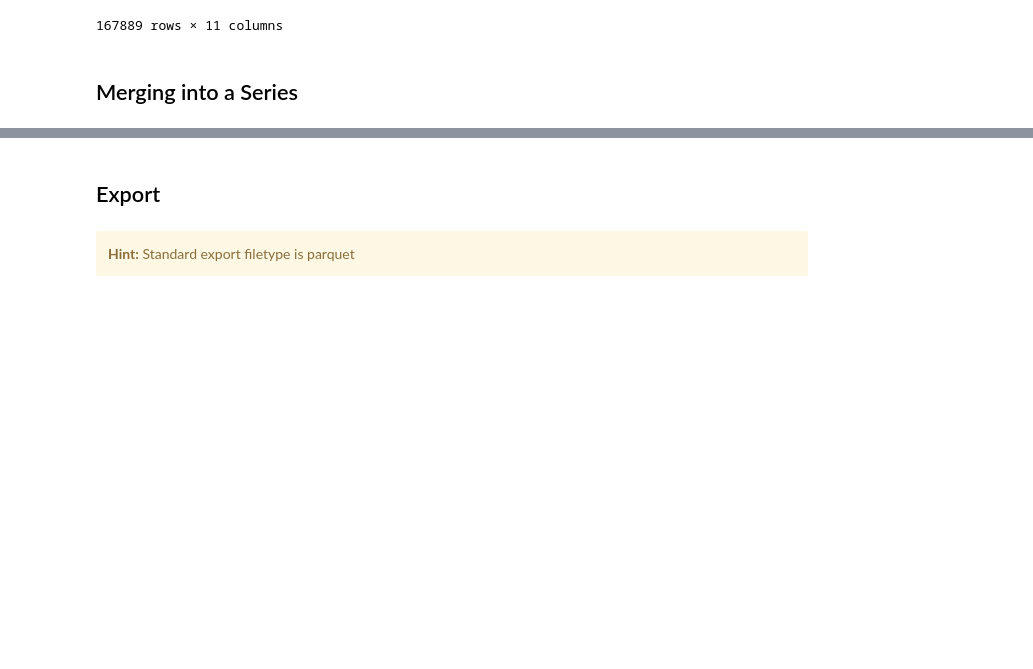
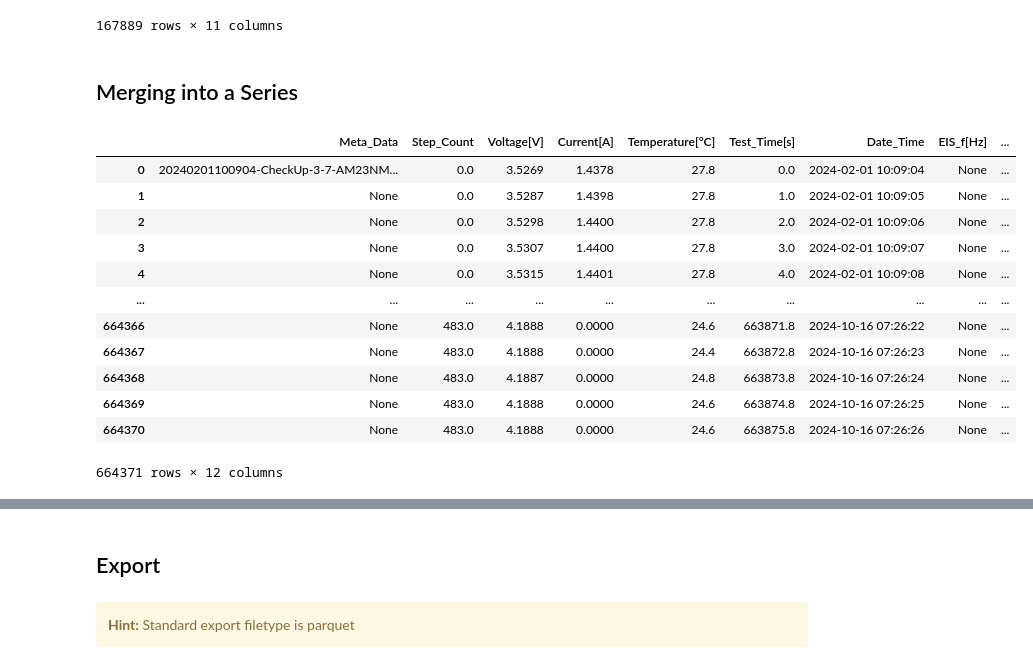
Before and after one commit to MAtahualpa/pydpeet, a Jupyter notebook: docs/examples/notebooks/Tutorial_01_new.ipynb, the cells around one changed output, grey strips where cells are left out. Drawn from its saved outputs; the diff is of its cells as text; code cells hidden in the pictures; blank space fills up the shorter version.

```diff
--- a/docs/examples/notebooks/Tutorial_01_new.ipynb
+++ b/docs/examples/notebooks/Tutorial_01_new.ipynb
@@ -259,6 +274,22 @@ eet.read(
 ## Merging into a Series
 # %%
 series = eet.merge_into_series(multiple_dataframes, time_between_tests_seconds=60)
+# %%
+series
+# %% [output]
+|  | Meta_Data | Step_Count | Voltage[V] | Current[A] | Temperature[°C] | Test_Time[s] | Date_Time | EIS_f[Hz] | ... |
+| 0 | 20240201100904-CheckUp-3-7-AM23NM... | 0.0 | 3.5269 | 1.4378 | 27.8 | 0.0 | 2024-02-01 10:09:04 | None | ... |
+| 1 | None | 0.0 | 3.5287 | 1.4398 | 27.8 | 1.0 | 2024-02-01 10:09:05 | None | ... |
+| 2 | None | 0.0 | 3.5298 | 1.4400 | 27.8 | 2.0 | 2024-02-01 10:09:06 | None | ... |
+| 3 | None | 0.0 | 3.5307 | 1.4400 | 27.8 | 3.0 | 2024-02-01 10:09:07 | None | ... |
+| 4 | None | 0.0 | 3.5315 | 1.4401 | 27.8 | 4.0 | 2024-02-01 10:09:08 | None | ... |
+| ... | ... | ... | ... | ... | ... | ... | ... | ... | ... |
+| 664366 | None | 483.0 | 4.1888 | 0.0000 | 24.6 | 663871.8 | 2024-10-16 07:26:22 | None | ... |
+| 664367 | None | 483.0 | 4.1888 | 0.0000 | 24.4 | 663872.8 | 2024-10-16 07:26:23 | None | ... |
+| 664368 | None | 483.0 | 4.1887 | 0.0000 | 24.8 | 663873.8 | 2024-10-16 07:26:24 | None | ... |
+| 664369 | None | 483.0 | 4.1888 | 0.0000 | 24.6 | 663874.8 | 2024-10-16 07:26:25 | None | ... |
+| 664370 | None | 483.0 | 4.1888 | 0.0000 | 24.6 | 663875.8 | 2024-10-16 07:26:26 | None | ... |
+664371 rows × 12 columns
 # %%
 series.plot(x="Test_Time[s]", y="Current[A]", figsize=(20, 5))
 # %% [output]
```
Also changed, not shown: parts of 16 cells of this notebook, 6 other files.
